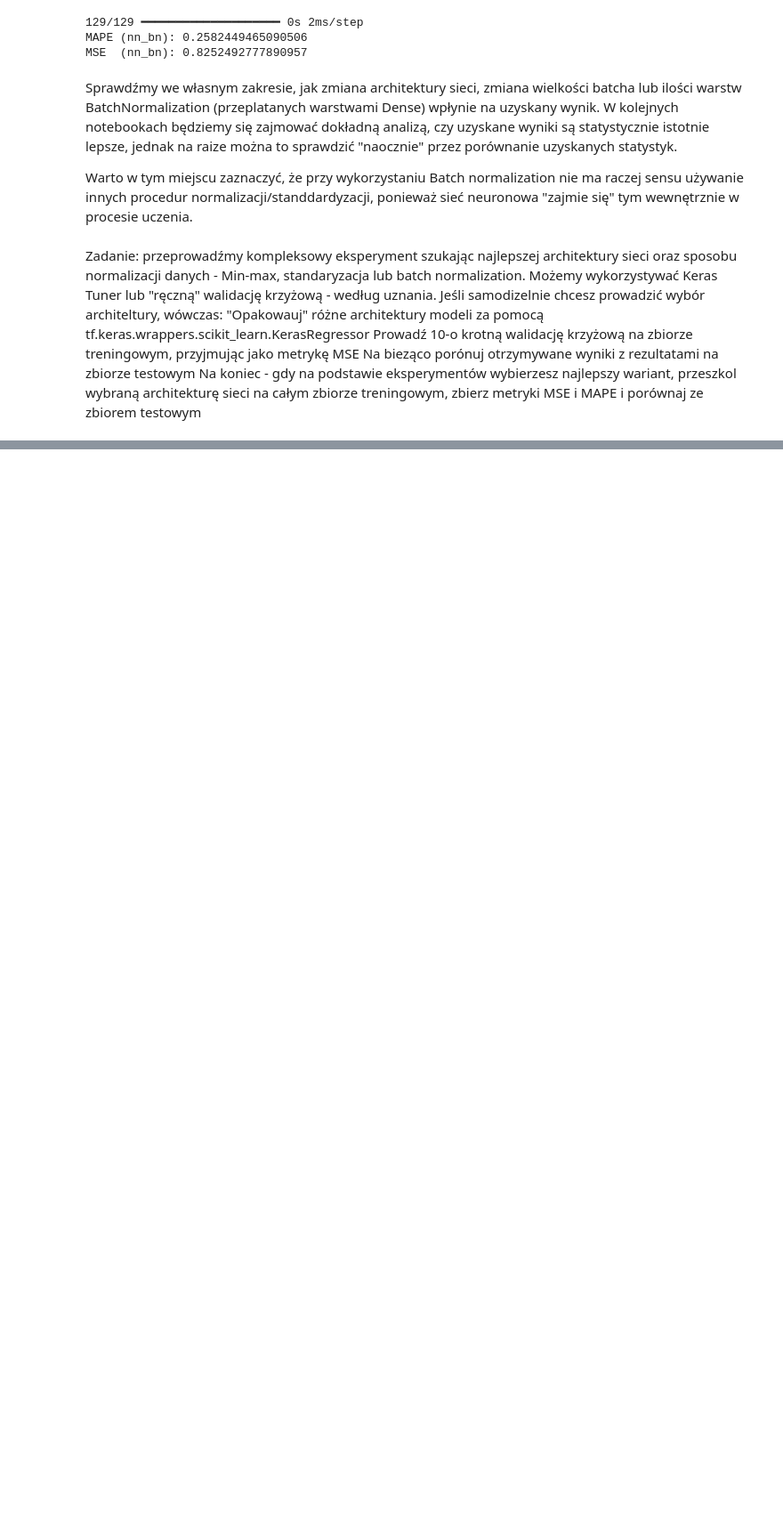
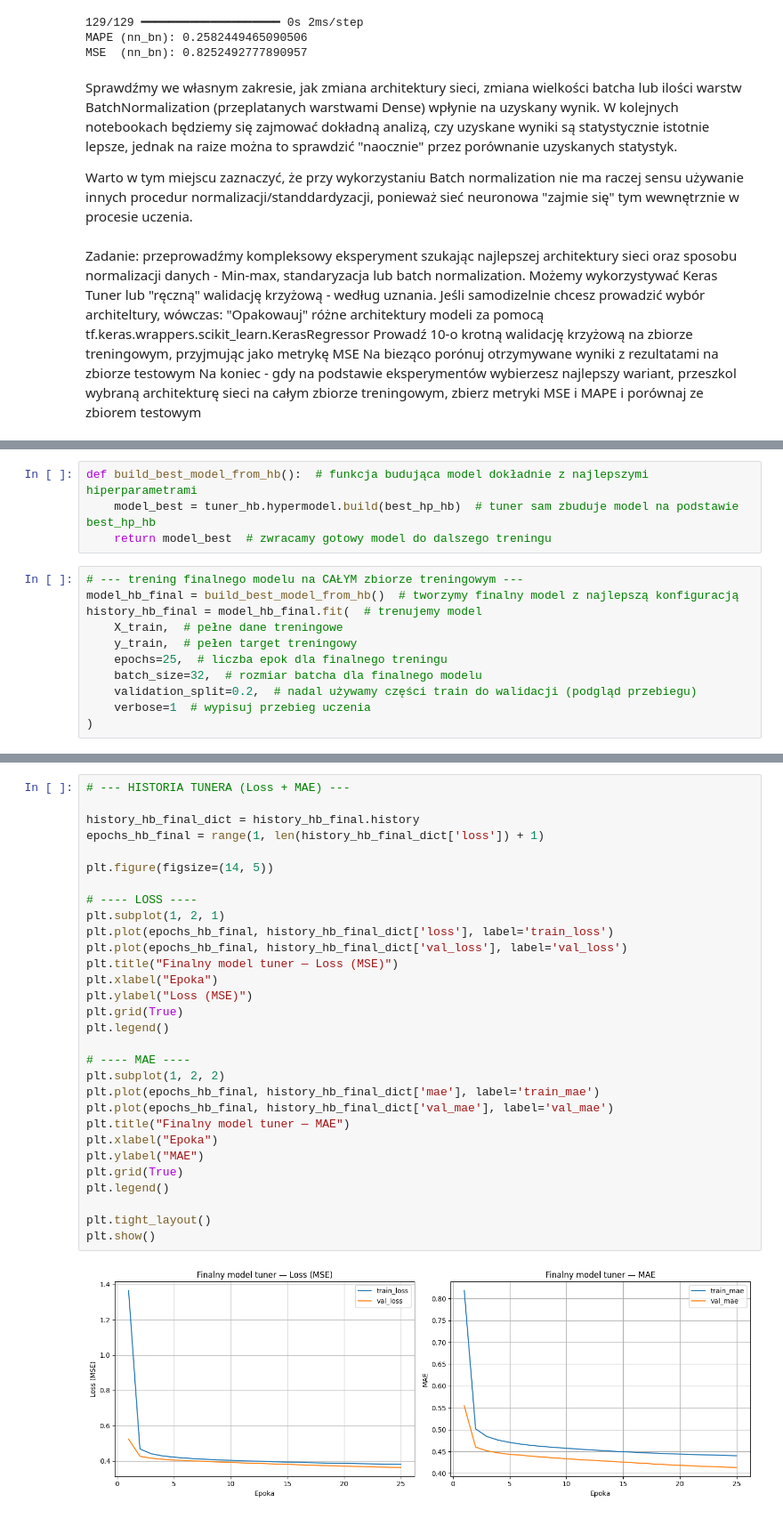
Before and after one commit to Marcin19721205/WSBNeuronowe, a Jupyter notebook: CW1.ipynb, the cells around one changed output, grey strips where cells are left out. Shown at 89% size. Cells and saved outputs as stored; diff of their text form; blank space fills up the shorter version.

```diff
--- a/CW1.ipynb
+++ b/CW1.ipynb
@@ -758,0 +730,15 @@ Successfully installed scikit-learn-1.6.1
+# %%
+def build_best_model_from_hb():  # funkcja budująca model dokładnie z najlepszymi hiperparametrami
+    model_best = tuner_hb.hypermodel.build(best_hp_hb)  # tuner sam zbuduje model na podstawie best_hp_hb
+    return model_best  # zwracamy gotowy model do dalszego treningu
+# %%
+# --- trening finalnego modelu na CAŁYM zbiorze treningowym ---
+model_hb_final = build_best_model_from_hb()  # tworzymy finalny model z najlepszą konfiguracją
+history_hb_final = model_hb_final.fit(  # trenujemy model
+    X_train,  # pełne dane treningowe
+    y_train,  # pełen target treningowy
+    epochs=25,  # liczba epok dla finalnego treningu
+    batch_size=32,  # rozmiar batcha dla finalnego modelu
+    validation_split=0.2,  # nadal używamy części train do walidacji (podgląd przebiegu)
+    verbose=1  # wypisuj przebieg uczenia
+)
@@ -758,0 +777,32 @@ Successfully installed scikit-learn-1.6.1
+# %%
+# --- HISTORIA TUNERA (Loss + MAE) ---
+
+history_hb_final_dict = history_hb_final.history
+epochs_hb_final = range(1, len(history_hb_final_dict['loss']) + 1)
+
+plt.figure(figsize=(14, 5))
+
+# ---- LOSS ----
+plt.subplot(1, 2, 1)
+plt.plot(epochs_hb_final, history_hb_final_dict['loss'], label='train_loss')
+plt.plot(epochs_hb_final, history_hb_final_dict['val_loss'], label='val_loss')
+plt.title("Finalny model tuner — Loss (MSE)")
+plt.xlabel("Epoka")
+plt.ylabel("Loss (MSE)")
+plt.grid(True)
+plt.legend()
+
+# ---- MAE ----
+plt.subplot(1, 2, 2)
+plt.plot(epochs_hb_final, history_hb_final_dict['mae'], label='train_mae')
+plt.plot(epochs_hb_final, history_hb_final_dict['val_mae'], label='val_mae')
+plt.title("Finalny model tuner — MAE")
+plt.xlabel("Epoka")
+plt.ylabel("MAE")
+plt.grid(True)
+plt.legend()
+
+plt.tight_layout()
+plt.show()
+# %% [output]
+[figure, added]
```
Also changed, not shown: parts of 10 cells of this notebook.
